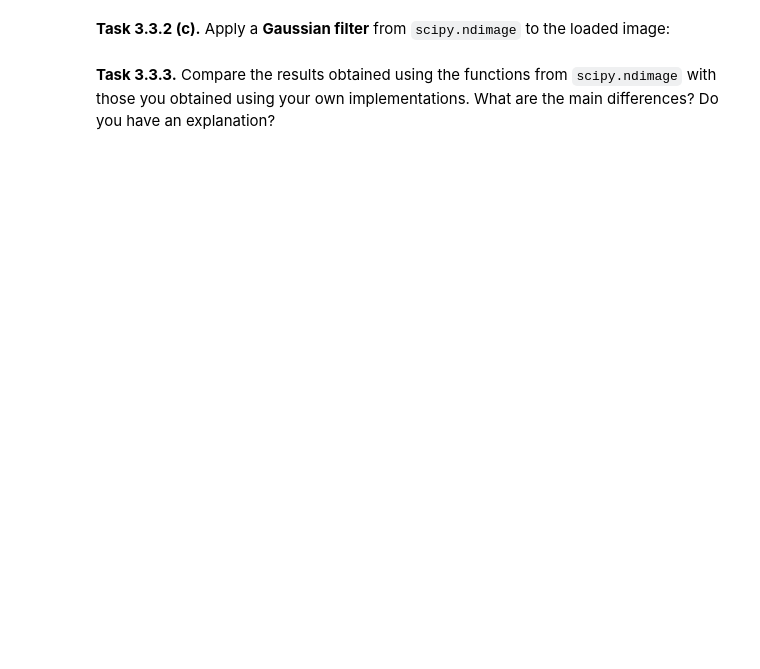
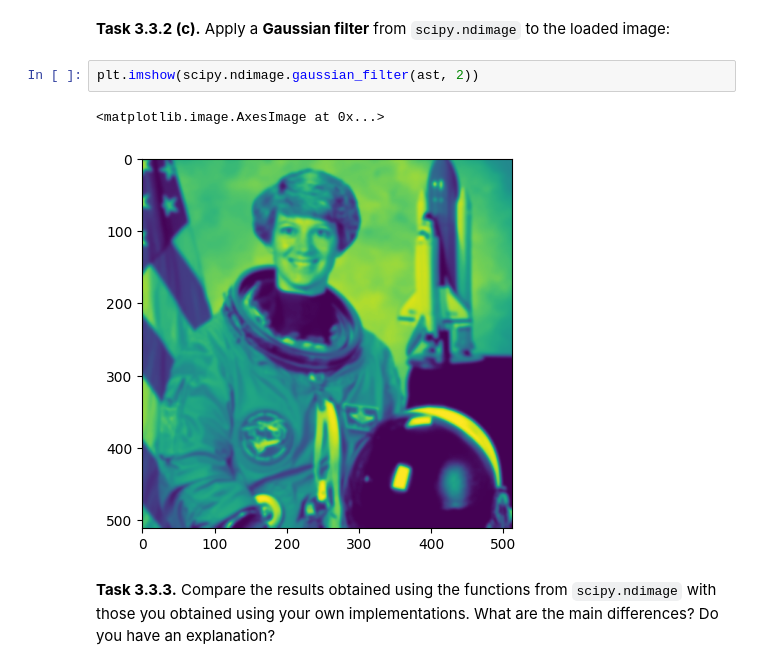
Before and after one commit to evgr5/mobi-fs3-python, a Jupyter notebook: task3.ipynb, the cells around one changed output. Cells and saved outputs as stored; diff of their text form; blank space fills up the shorter version.

```diff
--- a/task3.ipynb
+++ b/task3.ipynb
@@ -110,4 +120,9 @@ import scipy.ndimage
 # %% [markdown]
 **<a id="#">Task 3.3.2 (c).</a>** Apply a **Gaussian filter** from `scipy.ndimage` to the loaded image:
+# %%
+plt.imshow(scipy.ndimage.gaussian_filter(ast, 2))
+# %% [output]
+<matplotlib.image.AxesImage at 0x...>
+[figure, added]
 # %% [markdown]
 **<a id="#">Task 3.3.3.</a>** Compare the results obtained using the functions from `scipy.ndimage` with those you obtained using your own implementations. What are the main differences? Do you have an explanation?
```
Also changed, not shown: parts of 7 cells of this notebook.
